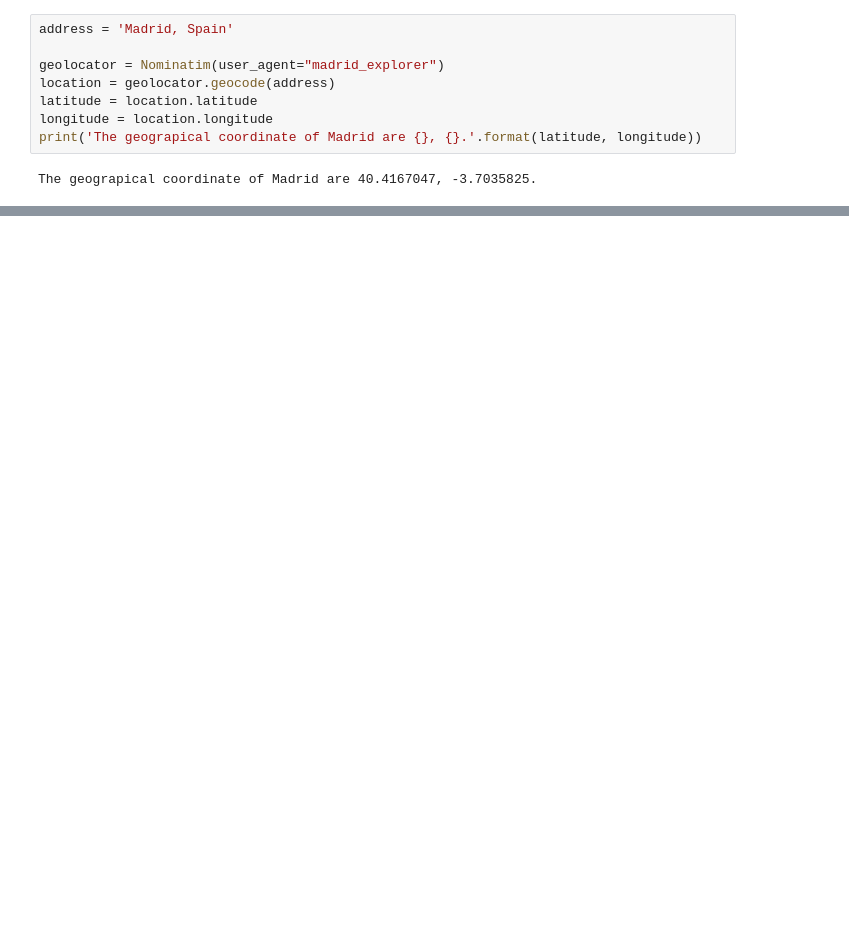
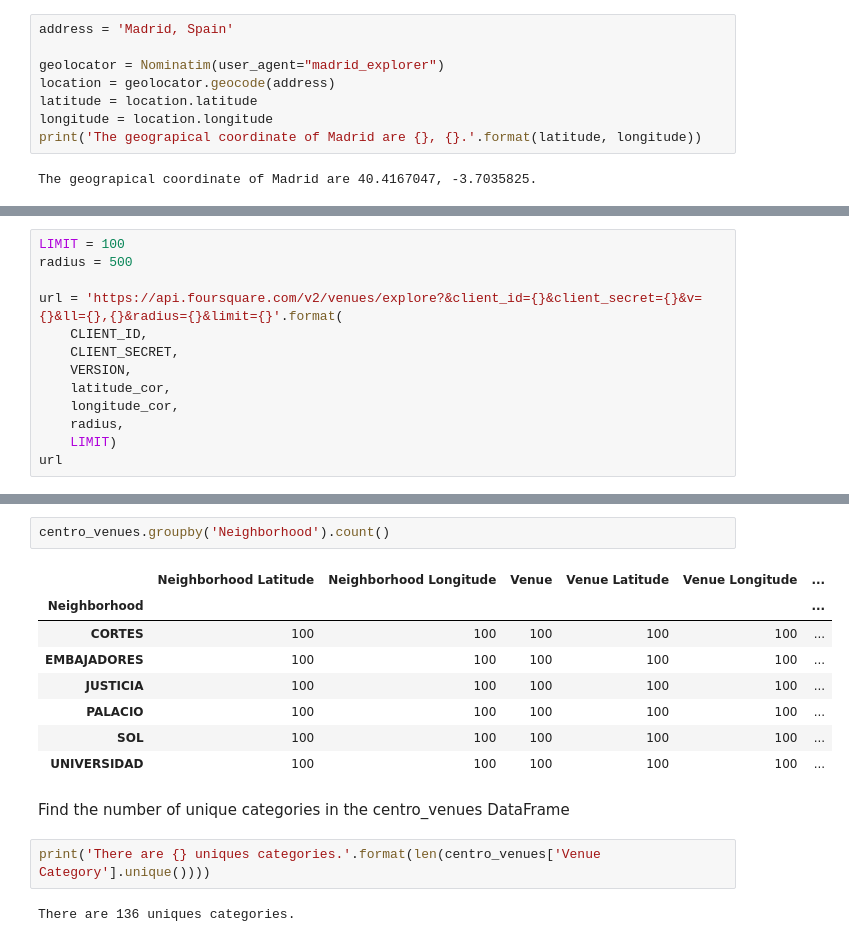
Before and after one commit to MateoBonnett/Coursera_Capstone, a Jupyter notebook: ComparingCities.ipynb, the cells around one changed output, grey strips where cells are left out. Saved outputs shown, nothing was run; the diff lists cells and outputs as text; blank space fills up the shorter version.

```diff
--- a/ComparingCities.ipynb
+++ b/ComparingCities.ipynb
@@ -61,0 +153,13 @@ map_madrid
+# %%
+LIMIT = 100
+radius = 500
+
+url = 'https://api.foursquare.com/v2/venues/explore?&client_id={}&client_secret={}&v={}&ll={},{}&radius={}&limit={}'.format(
+    CLIENT_ID,
+    CLIENT_SECRET,
+    VERSION,
+    latitude_cor,
+    longitude_cor,
+    radius,
+    LIMIT)
+url
@@ -61,0 +315,17 @@ map_madrid
+# %%
+centro_venues.groupby('Neighborhood').count()
+# %% [output]
+|  | Neighborhood Latitude | Neighborhood Longitude | Venue | Venue Latitude | Venue Longitude | ... |
+| Neighborhood |  |  |  |  |  | ... |
+| CORTES | 100 | 100 | 100 | 100 | 100 | ... |
+| EMBAJADORES | 100 | 100 | 100 | 100 | 100 | ... |
+| JUSTICIA | 100 | 100 | 100 | 100 | 100 | ... |
+| PALACIO | 100 | 100 | 100 | 100 | 100 | ... |
+| SOL | 100 | 100 | 100 | 100 | 100 | ... |
+| UNIVERSIDAD | 100 | 100 | 100 | 100 | 100 | ... |
+# %% [markdown]
+Find the number of unique categories in the centro_venues DataFrame
+# %%
+print('There are {} uniques categories.'.format(len(centro_venues['Venue Category'].unique())))
+# %% [output]
+There are 136 uniques categories.
```
Also changed, not shown: parts of 65 cells of this notebook, 6 other files.
